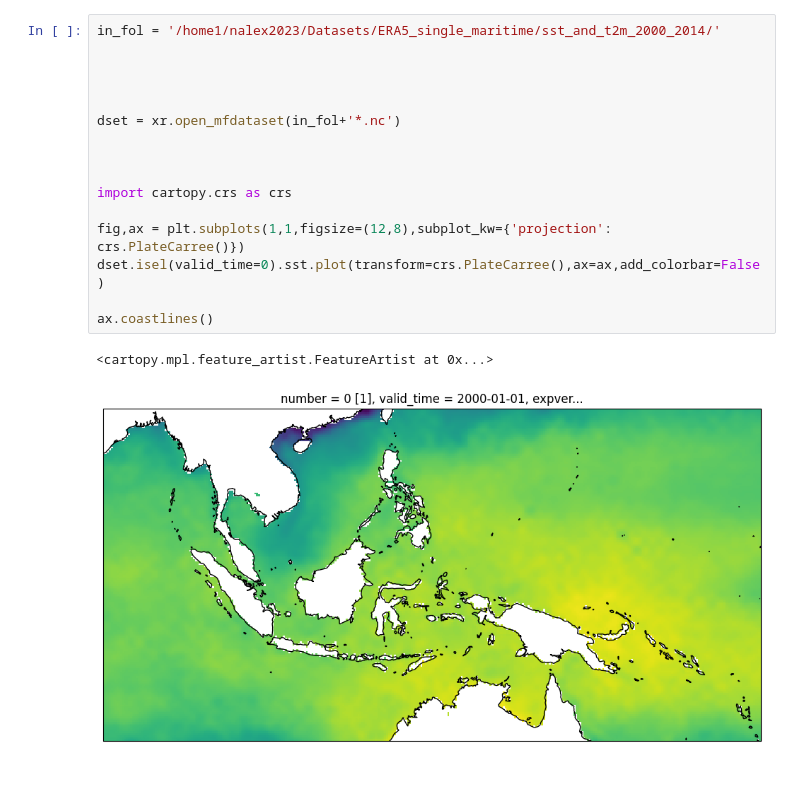
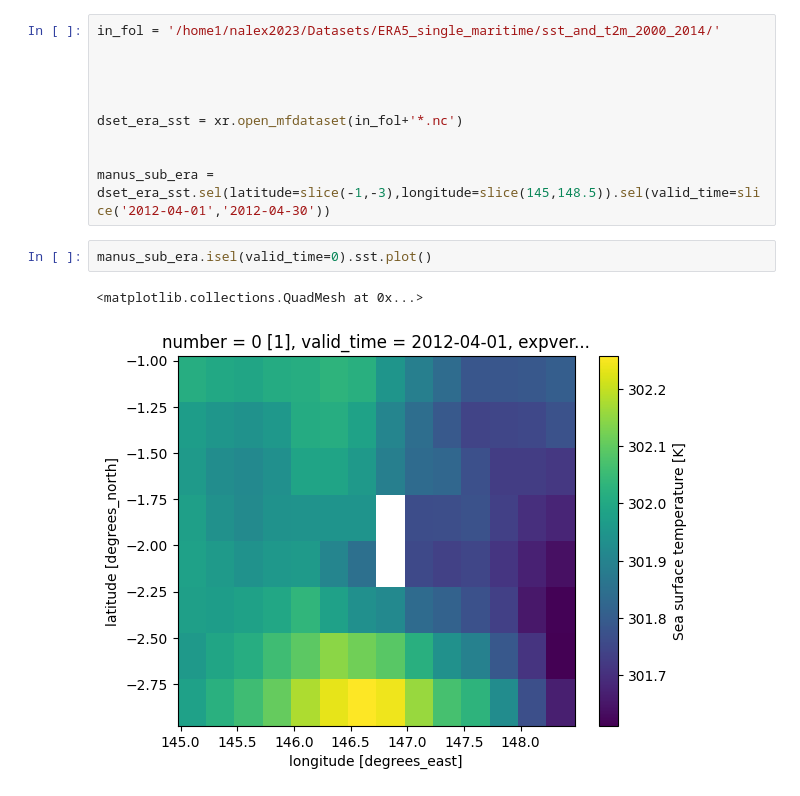
Before and after one commit to nmathewa/LSB_main, a Jupyter notebook: temp_diff_tests/create_datasets.ipynb, the cells around one changed output. Saved outputs shown, nothing was run; the diff lists cells and outputs as text.

```diff
--- a/temp_diff_tests/create_datasets.ipynb
+++ b/temp_diff_tests/create_datasets.ipynb
@@ -47,21 +47,17 @@ Scheduler-51d1a8ec-1036-4103-a655-ae9c48b8aff8
 | Started: Just now | Total memory: 0 B |
 Workers
-# %%
-in_fol = '/home1/nalex2023/Datasets/ERA5_single_maritime/sst_and_t2m_2000_2014/'
-
-
-
-
-dset = xr.open_mfdataset(in_fol+'*.nc')
-
-
-
-import cartopy.crs as crs
-
-fig,ax = plt.subplots(1,1,figsize=(12,8),subplot_kw={'projection': crs.PlateCarree()})
-dset.isel(valid_time=0).sst.plot(transform=crs.PlateCarree(),ax=ax,add_colorbar=False)
-
-ax.coastlines()
-# %% [output]
-<cartopy.mpl.feature_artist.FeatureArtist at 0x...>
-[figure, removed]
+# %%
+in_fol = '/home1/nalex2023/Datasets/ERA5_single_maritime/sst_and_t2m_2000_2014/'
+
+
+
+
+dset_era_sst = xr.open_mfdataset(in_fol+'*.nc')
+
+
+manus_sub_era = dset_era_sst.sel(latitude=slice(-1,-3),longitude=slice(145,148.5)).sel(valid_time=slice('2012-04-01','2012-04-30'))
+# %%
+manus_sub_era.isel(valid_time=0).sst.plot()
+# %% [output]
+<matplotlib.collections.QuadMesh at 0x...>
+[figure, added]
```
Also changed, not shown: parts of 13 cells of this notebook, 1 other file.
